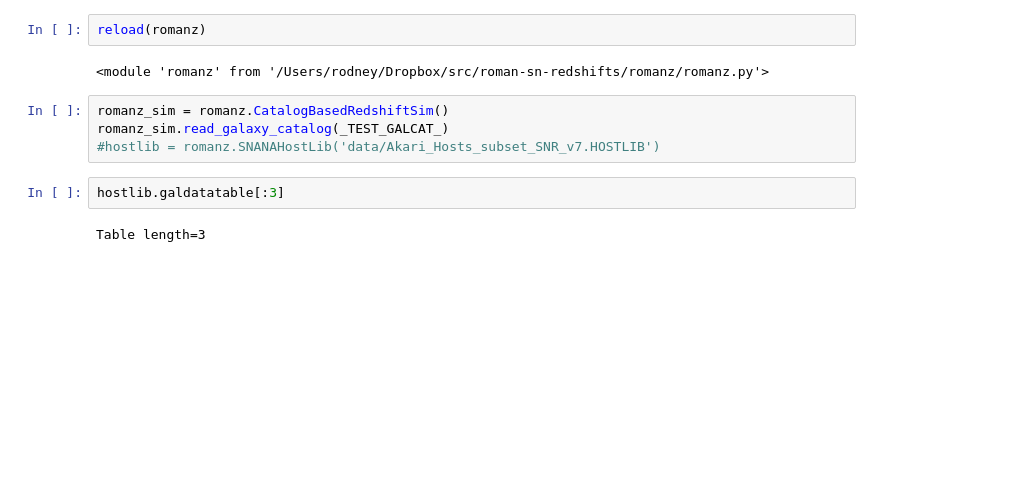
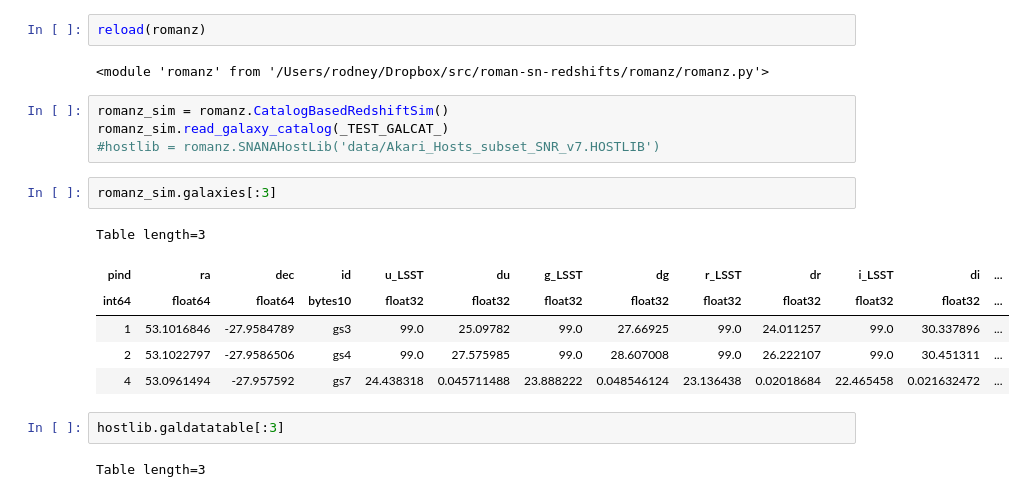
Before and after one commit to srodney/roman-sn-redshifts, a Jupyter notebook: romanz/roman_sn_hostlib.ipynb, the cells around one changed output. Saved outputs shown, nothing was run; the diff lists cells and outputs as text; blank space fills up the shorter version.

```diff
--- a/romanz/roman_sn_hostlib.ipynb
+++ b/romanz/roman_sn_hostlib.ipynb
@@ -31,6 +42,15 @@ reload(romanz)
 romanz_sim = romanz.CatalogBasedRedshiftSim()
 romanz_sim.read_galaxy_catalog(_TEST_GALCAT_)
 #hostlib = romanz.SNANAHostLib('data/Akari_Hosts_subset_SNR_v7.HOSTLIB')
+# %%
+romanz_sim.galaxies[:3]
+# %% [output]
+Table length=3
+| pind | ra | dec | id | u_LSST | du | g_LSST | dg | r_LSST | dr | i_LSST | di | ... |
+| int64 | float64 | float64 | bytes10 | float32 | float32 | float32 | float32 | float32 | float32 | float32 | float32 | ... |
+| 1 | 53.1016846 | -27.9584789 | gs3 | 99.0 | 25.09782 | 99.0 | 27.66925 | 99.0 | 24.011257 | 99.0 | 30.337896 | ... |
+| 2 | 53.1022797 | -27.9586506 | gs4 | 99.0 | 27.575985 | 99.0 | 28.607008 | 99.0 | 26.222107 | 99.0 | 30.451311 | ... |
+| 4 | 53.0961494 | -27.957592 | gs7 | 24.438318 | 0.045711488 | 23.888222 | 0.048546124 | 23.136438 | 0.02018684 | 22.465458 | 0.021632472 | ... |
 # %%
 hostlib.galdatatable[:3]
 # %% [output]
```
Also changed, not shown: parts of 3 cells of this notebook, 5 other files.
